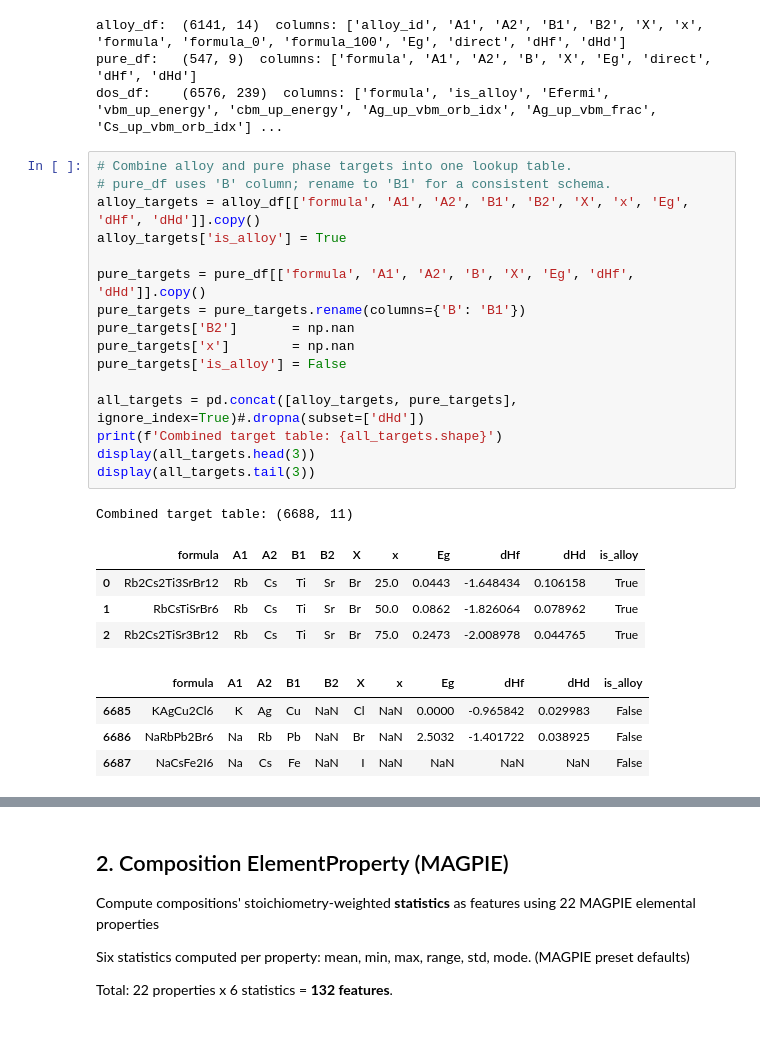
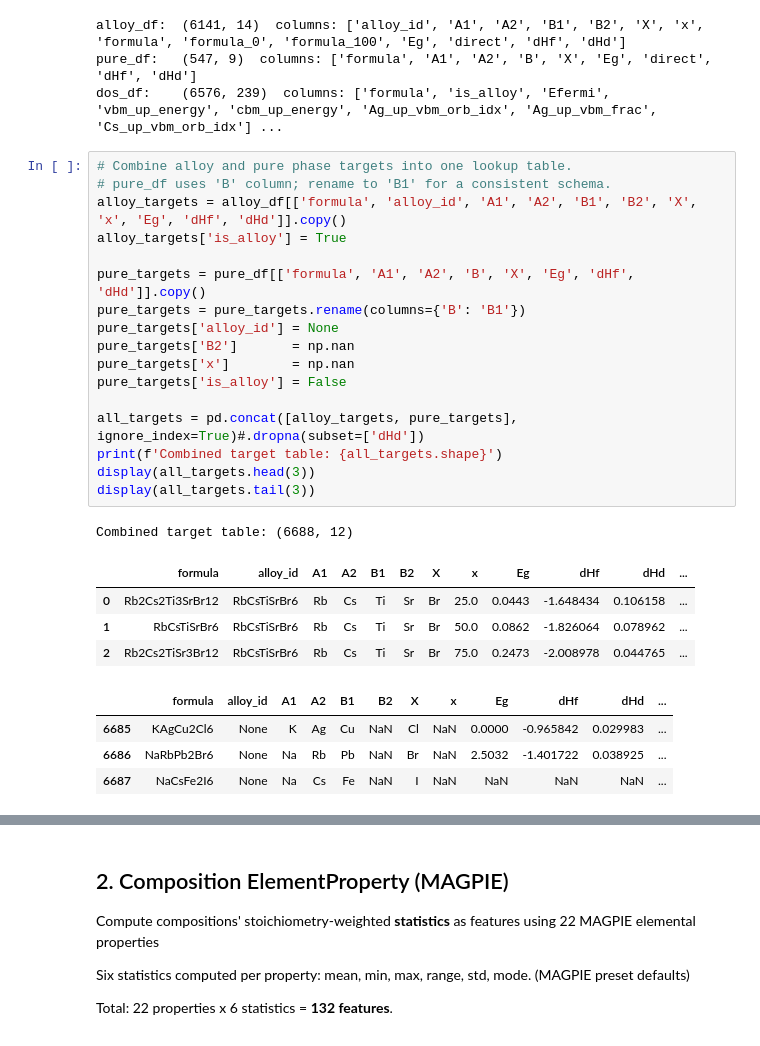
Before and after one commit to suxuen/ML_alloy_halide_perovskites, a Jupyter notebook: 3_feature_engineering.ipynb, the cells around one changed output, grey strips where cells are left out. Drawn from its saved outputs; the diff is of its cells as text.

```diff
--- a/3_feature_engineering.ipynb
+++ b/3_feature_engineering.ipynb
@@ -37,29 +37,30 @@ dos_df:    (6576, 239)  columns: ['formula', 'is_alloy', 'Efermi', 'vbm_up_energ
 # %%
 # Combine alloy and pure phase targets into one lookup table.
 # pure_df uses 'B' column; rename to 'B1' for a consistent schema.
-alloy_targets = alloy_df[['formula', 'A1', 'A2', 'B1', 'B2', 'X', 'x', 'Eg', 'dHf', 'dHd']].copy()
+alloy_targets = alloy_df[['formula', 'alloy_id', 'A1', 'A2', 'B1', 'B2', 'X', 'x', 'Eg', 'dHf', 'dHd']].copy()
 alloy_targets['is_alloy'] = True
 
 pure_targets = pure_df[['formula', 'A1', 'A2', 'B', 'X', 'Eg', 'dHf', 'dHd']].copy()
 pure_targets = pure_targets.rename(columns={'B': 'B1'})
+pure_targets['alloy_id'] = None
 pure_targets['B2']       = np.nan
 pure_targets['x']        = np.nan
 pure_targets['is_alloy'] = False
 
 all_targets = pd.concat([alloy_targets, pure_targets], ignore_index=True)#.dropna(subset=['dHd'])
 print(f'Combined target table: {all_targets.shape}')
 display(all_targets.head(3))
 display(all_targets.tail(3))
 # %% [output]
-Combined target table: (6688, 11)
+Combined target table: (6688, 12)
-|  | formula | A1 | A2 | B1 | B2 | X | x | Eg | dHf | dHd | is_alloy |
-| 0 | Rb2Cs2Ti3SrBr12 | Rb | Cs | Ti | Sr | Br | 25.0 | 0.0443 | -1.648434 | 0.106158 | True |
-| 1 | RbCsTiSrBr6 | Rb | Cs | Ti | Sr | Br | 50.0 | 0.0862 | -1.826064 | 0.078962 | True |
-| 2 | Rb2Cs2TiSr3Br12 | Rb | Cs | Ti | Sr | Br | 75.0 | 0.2473 | -2.008978 | 0.044765 | True |
+|  | formula | alloy_id | A1 | A2 | B1 | B2 | X | x | Eg | dHf | dHd | ... |
+| 0 | Rb2Cs2Ti3SrBr12 | RbCsTiSrBr6 | Rb | Cs | Ti | Sr | Br | 25.0 | 0.0443 | -1.648434 | 0.106158 | ... |
+| 1 | RbCsTiSrBr6 | RbCsTiSrBr6 | Rb | Cs | Ti | Sr | Br | 50.0 | 0.0862 | -1.826064 | 0.078962 | ... |
+| 2 | Rb2Cs2TiSr3Br12 | RbCsTiSrBr6 | Rb | Cs | Ti | Sr | Br | 75.0 | 0.2473 | -2.008978 | 0.044765 | ... |
-|  | formula | A1 | A2 | B1 | B2 | X | x | Eg | dHf | dHd | is_alloy |
-| 6685 | KAgCu2Cl6 | K | Ag | Cu | NaN | Cl | NaN | 0.0000 | -0.965842 | 0.029983 | False |
-| 6686 | NaRbPb2Br6 | Na | Rb | Pb | NaN | Br | NaN | 2.5032 | -1.401722 | 0.038925 | False |
-| 6687 | NaCsFe2I6 | Na | Cs | Fe | NaN | I | NaN | NaN | NaN | NaN | False |
+|  | formula | alloy_id | A1 | A2 | B1 | B2 | X | x | Eg | dHf | dHd | ... |
+| 6685 | KAgCu2Cl6 | None | K | Ag | Cu | NaN | Cl | NaN | 0.0000 | -0.965842 | 0.029983 | ... |
+| 6686 | NaRbPb2Br6 | None | Na | Rb | Pb | NaN | Br | NaN | 2.5032 | -1.401722 | 0.038925 | ... |
+| 6687 | NaCsFe2I6 | None | Na | Cs | Fe | NaN | I | NaN | NaN | NaN | NaN | ... |
 # %%
 # Join DOS features onto target table (inner join: only rows with both targets and DOS).
 dos_cols = ['vbm_up_energy', 'cbm_up_energy', 'vbm_down_energy', 'cbm_down_energy', 'x_frac', 'formula_0', 'formula_100']
```
Also changed, not shown: parts of 11 cells of this notebook, 2 other files.
